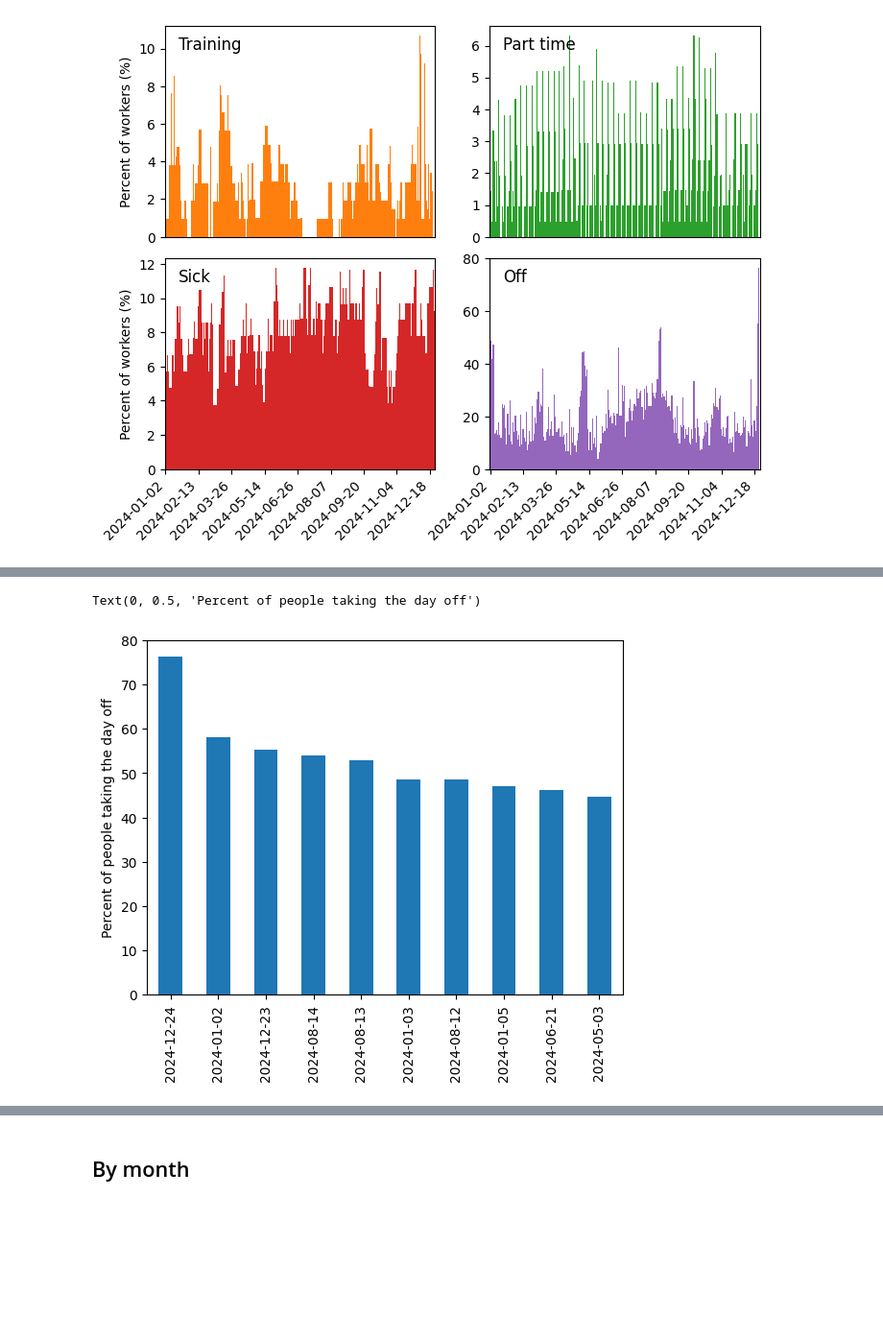
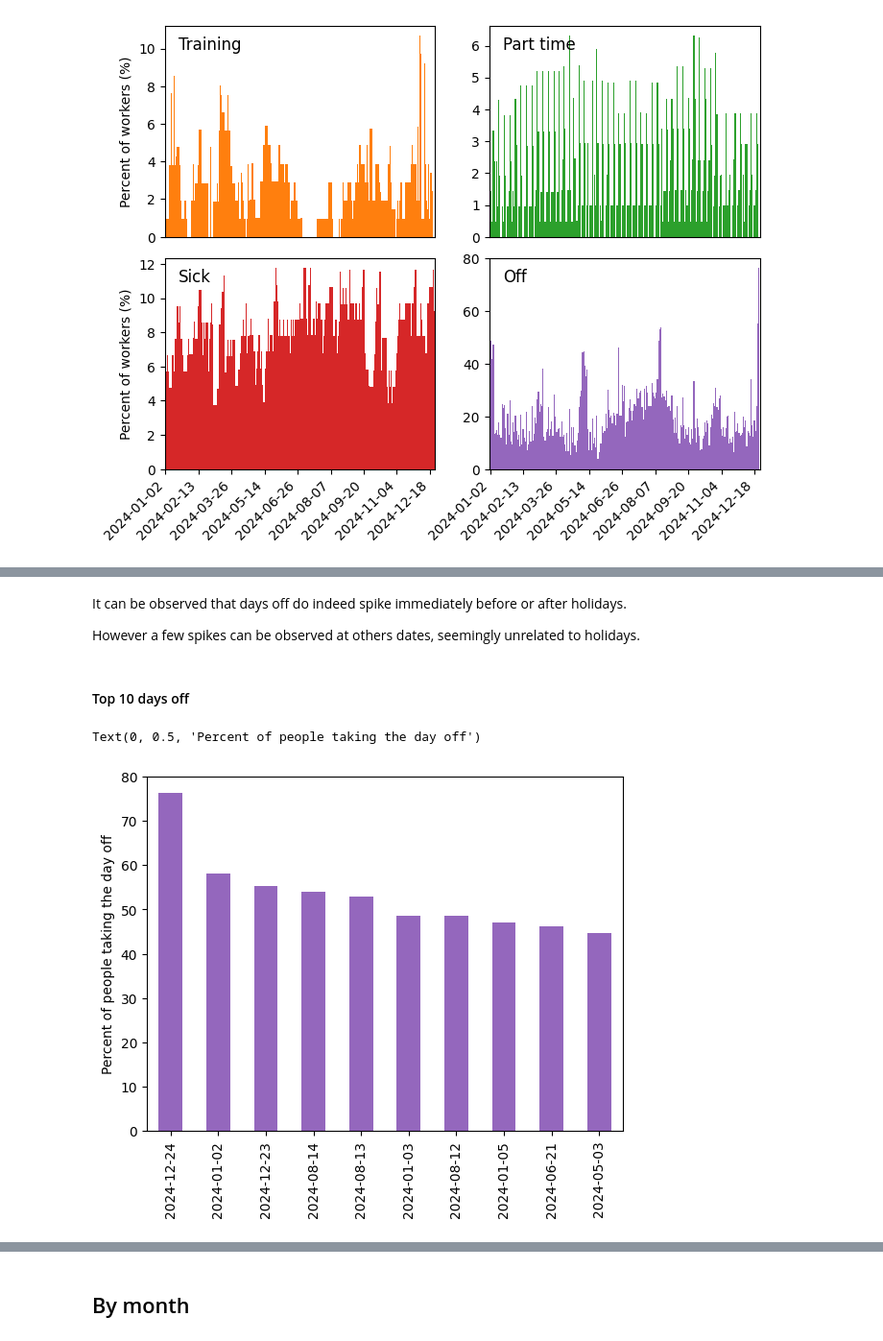
Before and after one commit to Fnor-BE/on-duty-2024, a Jupyter notebook: on-duty.ipynb, the cells around one changed output, grey strips where cells are left out. Shown at 96% size. Saved outputs shown, nothing was run; the diff lists cells and outputs as text; code cells hidden in the pictures; blank space fills up the shorter version.

```diff
--- a/on-duty.ipynb
+++ b/on-duty.ipynb
@@ -249,8 +308,14 @@ plt.subplots_adjust(hspace=0.1)
+# %% [markdown]
+It can be observed that days off do indeed spike immediately before or after holidays.
+
+However a few spikes can be observed at others dates, seemingly unrelated to holidays.
+# %% [markdown]
+#### Top 10 days off
 # %%
 top_off = normalized_daily_status['Off'].sort_values(ascending=False).head(10)
-top_off.plot(kind='bar')
+top_off.plot(kind='bar', color=colors[3])
 plt.xlabel('')
 plt.ylabel('Percent of people taking the day off')
 # %% [output]
 Text(0, 0.5, 'Percent of people taking the day off')
-[figure, old version]
+[figure, new version]
```
Also changed, not shown: parts of 37 cells of this notebook.
